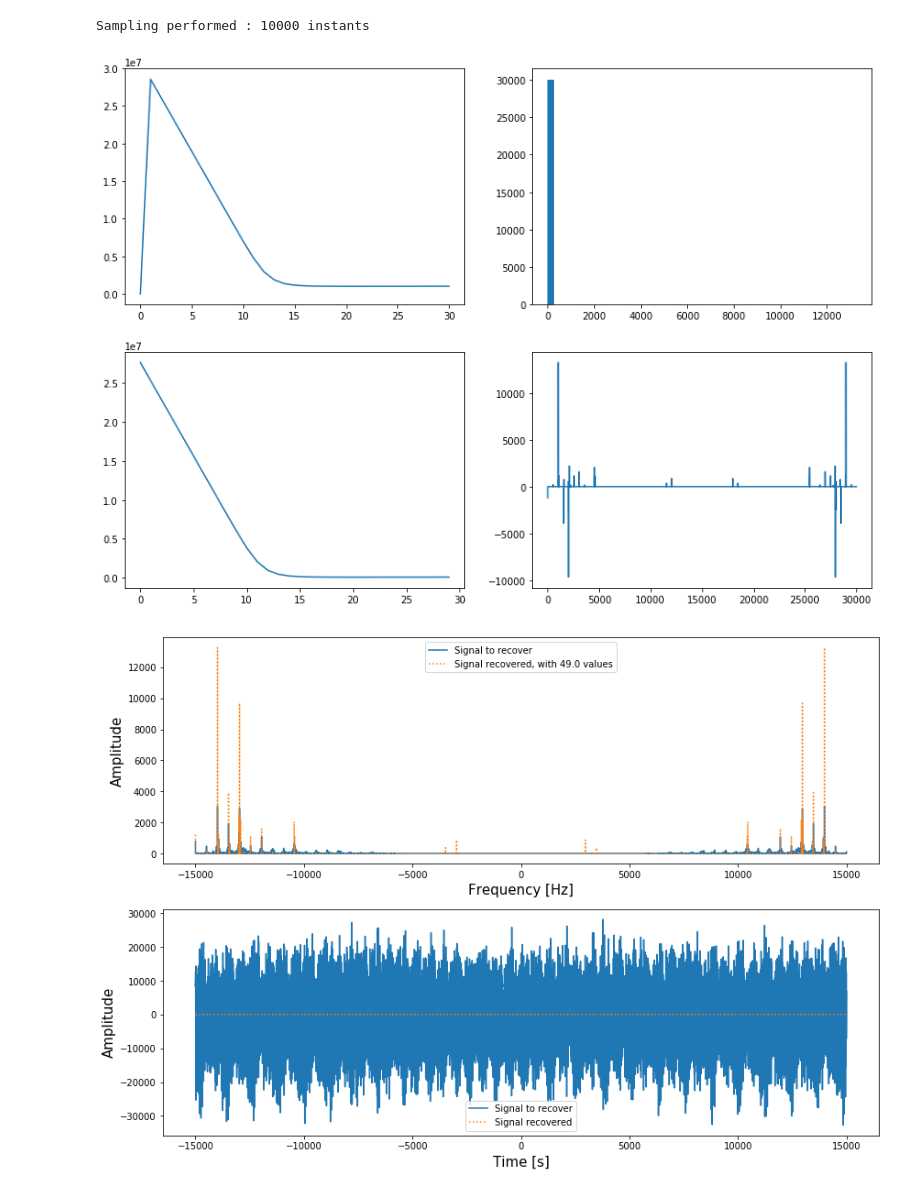
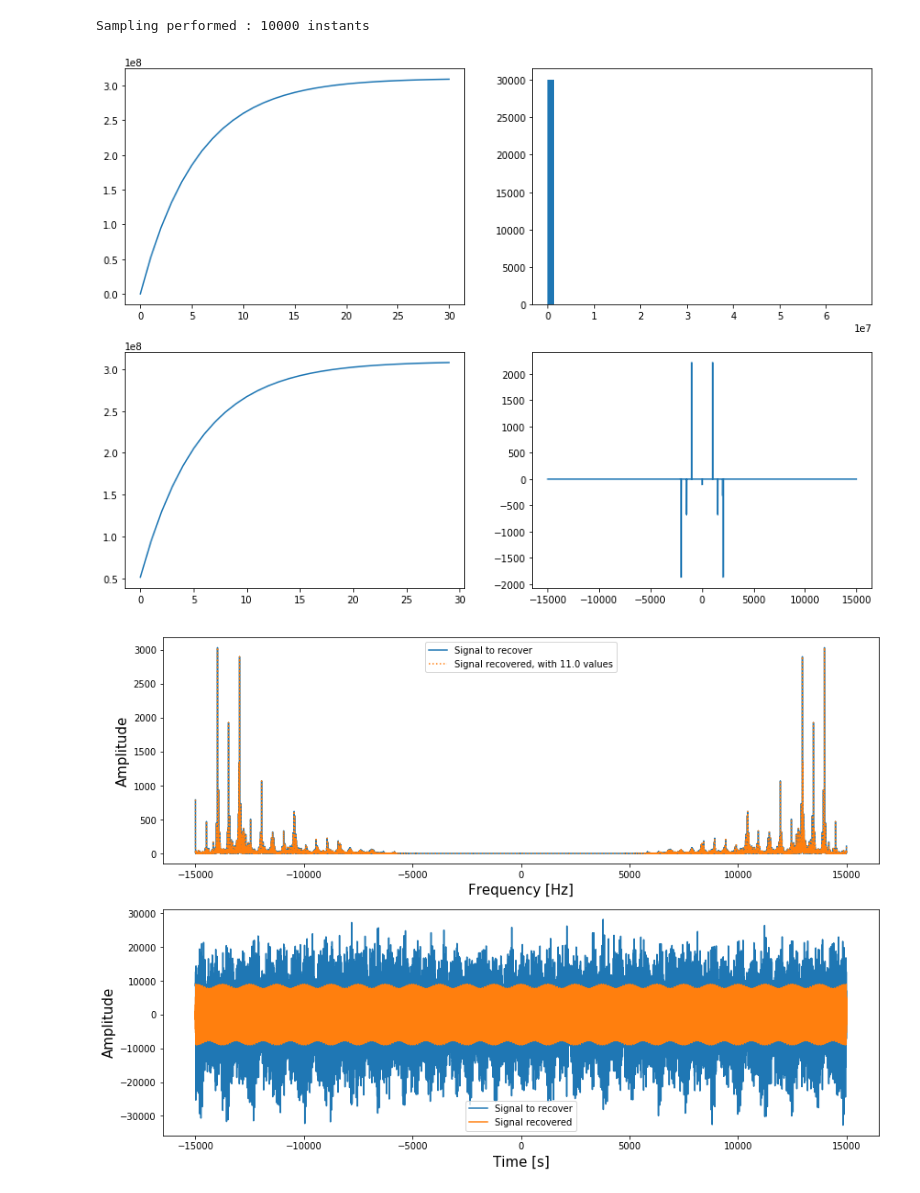
Before and after one commit to colin-ai/compressed-sensing, a Jupyter notebook: pyCompressSensing/compress_sensing.ipynb, the cells around one changed output. Drawn from its saved outputs; the diff is of its cells as text; code cells hidden in the pictures.

```diff
--- a/pyCompressSensing/compress_sensing.ipynb
+++ b/pyCompressSensing/compress_sensing.ipynb
@@ -111,10 +135,10 @@ Sampling performed : 10000 instants
 # %%
 l1 = L1min()
 
-s01_recovered = l1.solver(signal_sampled, phi, w=80, max_iter=30, plot_result=True)
+s01_recovered = l1.solver(signal_sampled, phi, w=3500000, max_iter=30, plot_result=True)
 # %% [output]
-[figure, old version]
+[figure, new version]
 # %%
 l1.plot_score(s01.temporal, s01_recovered)
 # %% [output]
-[figure, old version]
+[figure, new version]
```
Also changed, not shown: parts of 14 cells of this notebook, 3 other files.
